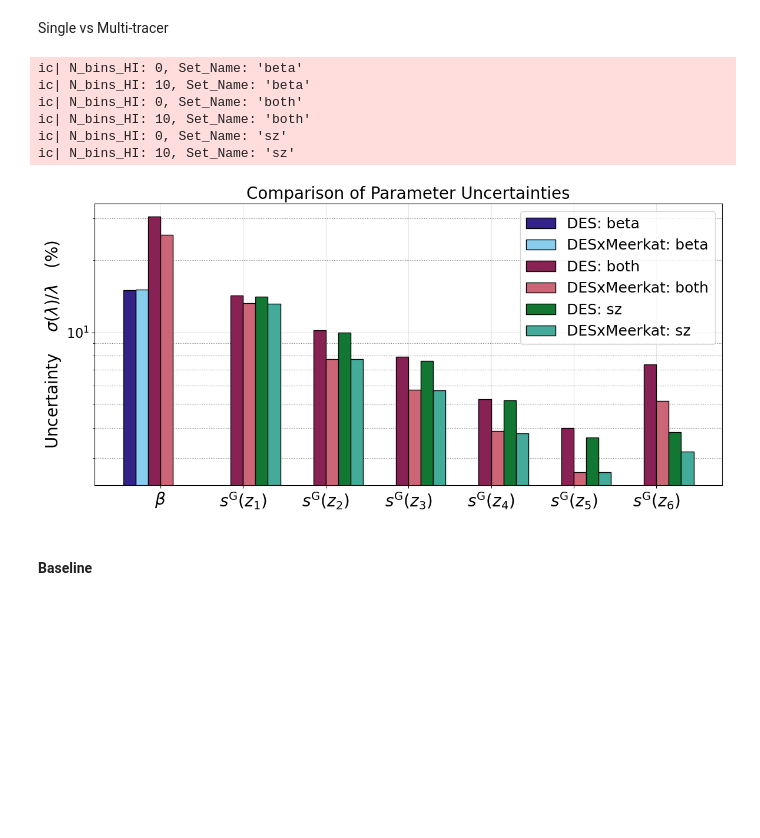
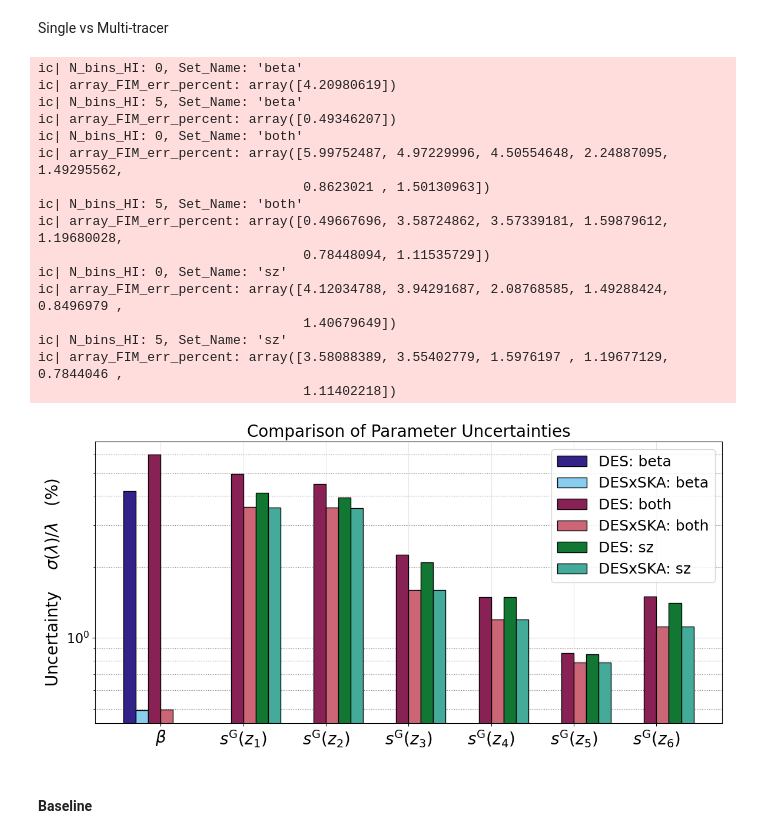
Before and after one commit to GreenTS27/Photo_Surveys-HI_IM-Fisher_Matrix, a Jupyter notebook: Fisher_Matrix_C_ell_vs_w_t.ipynb, the cells around one changed output. Saved outputs shown, nothing was run; the diff lists cells and outputs as text; code cells hidden in the pictures; blank space fills up the shorter version.

```diff
--- a/Fisher_Matrix_C_ell_vs_w_t.ipynb
+++ b/Fisher_Matrix_C_ell_vs_w_t.ipynb
@@ -2249,4 +2265,10 @@ ic| len(ells): 100
 ic| N_thetas: 45
 # %% [markdown]
 ### 1.4 Cosmology and Magnification bias values
+# %%
+# set_name = "both"
+# set_name = "sz"
+set_name = "beta"
+
+# set_name = "only_sz_beta"
 # %%
@@ -2465,7 +2494,16 @@ ic| np.sum(Matrix @ Matrix_inv): np.float64(12.999999999957872)
 Inv_FM_Cell = np.linalg.inv( Fish_Cl_full )
 ic( len(dic_Cosm_param.keys()) - np.sum( Fish_Cl_full @ Inv_FM_Cell) )
 
+list_CosmP_log = [ "H0", "Ob", "Ocdm", "As"]
+
+
 for i,key in enumerate(dic_Cosm_param.keys()):
-    err_percent = np.sqrt(np.diagonal(Inv_FM_Cell)[i]) / np.abs(dic_Cosm_param[key][1]) *100
-    print(key,   f"{err_percent:.1f}"  )
+    if key in list_CosmP_log:
+        Key_value = np.log(dic_Cosm_param[key][1])
+    else:
+        Key_value = dic_Cosm_param[key][1]
+
+    err_percent = np.sqrt(np.diagonal(Inv_FM_Cell)[i]) / np.abs(Key_value) *100
+    # err_percent = np.sqrt(np.diagonal(Inv_FM_Cell)[i]) / np.abs(dic_Cosm_param[key][1]) *100
+    print(key,   f"{err_percent:.2f}"  )
 # %% [output]
@@ -2693,10 +2724,10 @@ par = [
     r"$s^G_4$",
     r"$s^G_5$",
     r"$s^G_6$",
-    # r"$s^G_7$",
-    # r"$s^G_8$",
-    # r"$s^G_9$",
-    # r"$s^G_{10}$",
+    r"$s^G_7$",
+    r"$s^G_8$",
+    r"$s^G_9$",
+    r"$s^G_{10}$",
     ]
 par_titles = par
 
@@ -2716,7 +2747,11 @@ list_colors = [
 # Importing Fihser Matrices values from  saved data
 
 
-list_Gal_surv = [ "DES", "LSST", "Euclid"]
+list_Gal_surv = [
+                 "DES",
+                 "LSST",
+                 "Euclid"
+                 ]
 list_HI_surv  = ["Meerkat", "SKA"]
 
 # dic_Fishers = {}
@@ -2738,9 +2773,6 @@ for Name_Survey_Gal in list_Gal_surv:
         Fishers.append( np.linalg.inv(np.linalg.inv(FIM_Cl_full_i) [6:13,6:13]))
         Flabels.append( f"{Name_Survey_Gal}x{Name_Survey_HI}" )
 
-
-
-# Flabels = [ r"Fisher Matrix $w(\theta)$", r"Fisher Matrix $C_\ell$" ]
 CornerPlot( Fishers, fid, par, par_titles, Plot_title, Flabels=Flabels,
             cores=list_colors,
             # Fig_name= name_fig_corner+"_full.png",
@@ -3112,10 +3144,11 @@ Single vs Multi-tracer
 # %%
 
 Name_Survey_Gal = "DES"
-Name_Survey_HI  =  "Meerkat"
+# Name_Survey_HI  = "Meerkat"
+Name_Survey_HI  = "SKA"
 N_bins_Gal_vis = 6
 list_bins_HI = [0,
-                10
+                5
                 ]
 list_set_name = [
                  "beta",
@@ -3165,7 +3198,7 @@ for Set_Name in list_set_name:
                         'w'         : ['w'            , -1              , 0.05      ],
                         'Ob'        : ['omega_baryon' , 0.0492          , 10**-4    ],
                         'Ocdm'      : ['omega_cdm'    , 0.2647          , 10**-3    ],
-                        "As"        : ["curv_amp"     , 2.2065          , 10**-2    ],    # comoving curvature power at k=pivot_scalar
+                        "As"        : ["curv_amp"     , 2.2065*10**-9   , 10**-11    ],    # comoving curvature power at k=pivot_scalar
                         "ns"        : ["spec_index"   , 0.9645          , 10**-2    ]     # scalar spectral index
                         }
         if Set_Name == "beta":
@@ -3203,6 +3236,8 @@ for Set_Name in list_set_name:
             Result_name = f"{Name_Survey_Gal}: {Set_Name}"
         else:
             Result_name = f"{Name_Survey_Gal}x{Name_Survey_HI}: {Set_Name}"
+
+        ic(array_FIM_err_percent)
 
         # dic_Result_Surveys[Result_name] = array_FIM_err_percent
 
@@ -3224,37 +3259,47 @@ list_parameters = [
                     r"$\beta$",
                     r"$s^\mathrm{G}(z_1)$",
                     r"$s^\mathrm{G}(z_2)$",
                     r"$s^\mathrm{G}(z_3)$",
                     r"$s^\mathrm{G}(z_4)$",
                     r"$s^\mathrm{G}(z_5)$",
                     r"$s^\mathrm{G}(z_6)$",
                     # r"$s^\mathrm{G}(z_7)$",
                     # r"$s^\mathrm{G}(z_8)$",
                     # r"$s^\mathrm{G}(z_9)$",
                     # r"$s^\mathrm{G}(z_{10})$",
                     ]
 ax.set_title('Comparison of Parameter Uncertainties', fontsize=20)
 ax.set_axisbelow(True)
 ax.set_yscale("log")
 Label_loc = np.arange(len(list_parameters))
 ax.set_xticks(Label_loc + 2.5*width, list_parameters, rotation=0)
 ax.set_xticklabels(list_parameters, fontsize=20)
 ax.set_ylabel(r'Uncertainty $\quad\sigma(\lambda) / \lambda \quad (\%)$', fontsize=20)
 ax.grid(True, alpha=0.3)
 ax.yaxis.grid(color='grey', linestyle='solid', which="major")
 ax.yaxis.grid(color='gray', linestyle="dotted", which="minor")
 ax.legend(fontsize=18)
 
 plt.tight_layout()
 plt.show()
 # %% [output]
 ic| N_bins_HI: 0, Set_Name: 'beta'
-ic| N_bins_HI: 10, Set_Name: 'beta'
+ic| array_FIM_err_percent: array([4.20980619])
+ic| N_bins_HI: 5, Set_Name: 'beta'
+ic| array_FIM_err_percent: array([0.49346207])
 ic| N_bins_HI: 0, Set_Name: 'both'
-ic| N_bins_HI: 10, Set_Name: 'both'
+ic| array_FIM_err_percent: array([5.99752487, 4.97229996, 4.50554648, 2.24887095, 1.49295562,
+                                  0.8623021 , 1.50130963])
+ic| N_bins_HI: 5, Set_Name: 'both'
+ic| array_FIM_err_percent: array([0.49667696, 3.58724862, 3.57339181, 1.59879612, 1.19680028,
+                                  0.78448094, 1.11535729])
 ic| N_bins_HI: 0, Set_Name: 'sz'
-ic| N_bins_HI: 10, Set_Name: 'sz'
+ic| array_FIM_err_percent: array([4.12034788, 3.94291687, 2.08768585, 1.49288424, 0.8496979 ,
+                                  1.40679649])
+ic| N_bins_HI: 5, Set_Name: 'sz'
+ic| array_FIM_err_percent: array([3.58088389, 3.55402779, 1.5976197 , 1.19677129, 0.7844046 ,
+                                  1.11402218])
-[figure, old version]
+[figure, new version]
 # %% [markdown]
 #### Baseline
 # %%
```
Also changed, not shown: parts of 17 cells of this notebook.
